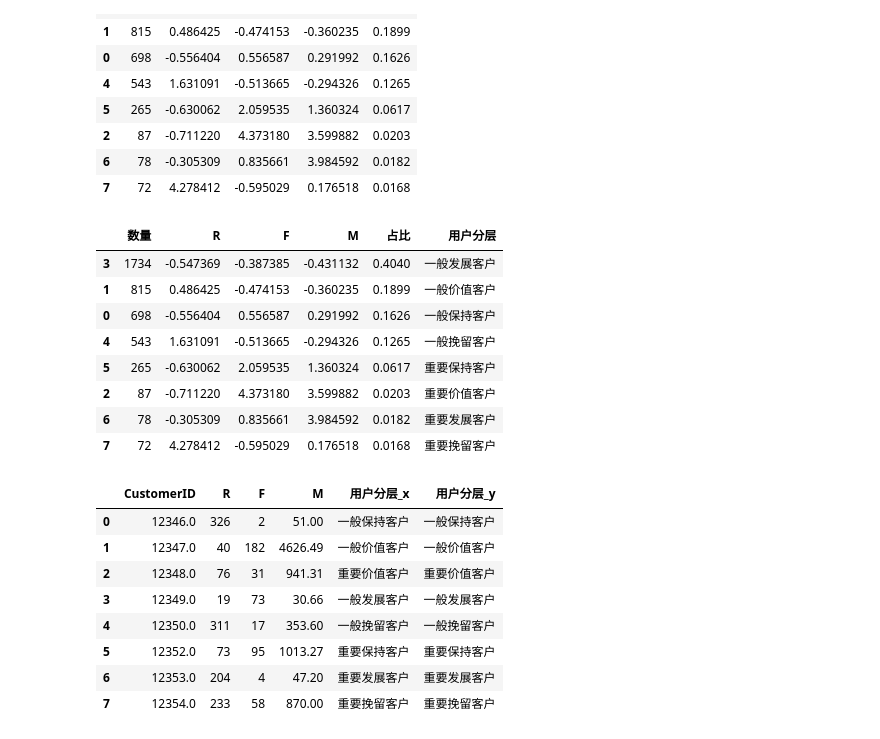
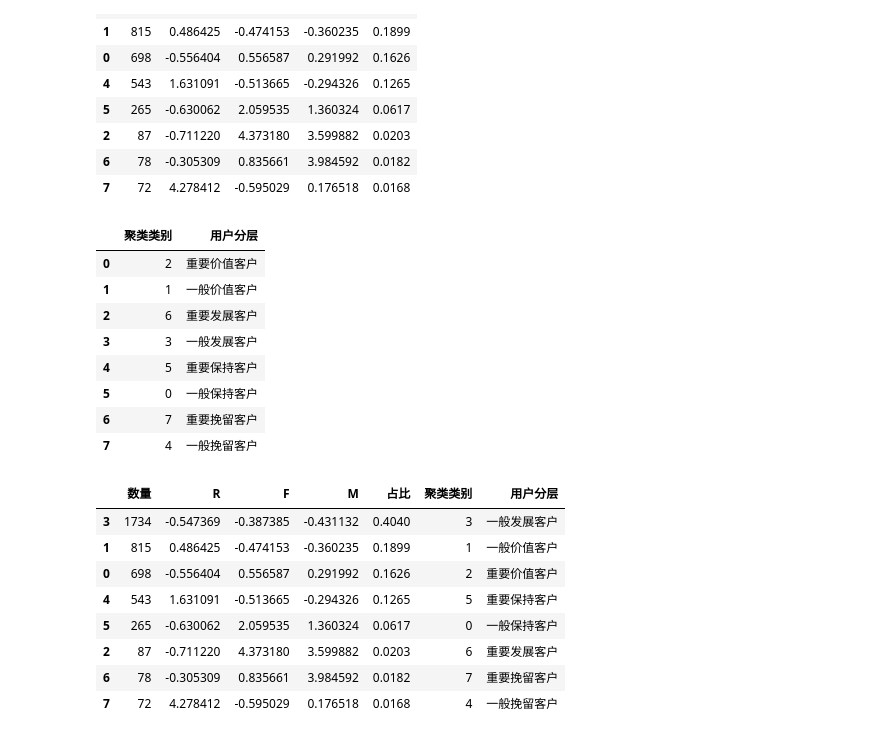
Before and after one commit to jaling9/PythonProjects, a Jupyter notebook: 基于kmean聚类实现用户分层RFM模型/基于kmeans聚类RFM模型.ipynb, the cells around one changed output. Drawn from its saved outputs; the diff is of its cells as text; code cells hidden in the pictures.

```diff
--- a/基于kmean聚类实现用户分层RFM模型/基于kmeans聚类RFM模型.ipynb
+++ b/基于kmean聚类实现用户分层RFM模型/基于kmeans聚类RFM模型.ipynb
@@ -294,49 +296,49 @@ Cluster_8
 # %%
 """
 根据上表结果，确定聚类类别与用户类别对应关系，进行手动分类;
 2---->HHH:重要价值客户
 1---->HHL:一般价值客户
 6---->HLH:重要发展客户
 3---->HLL:一般发展客户
 5---->LHH:重要保持客户
 0---->LHL:一般保持客户
 7---->LLH:重要挽留客户
 4---->LLL:一般挽留客户
 """
 
 Cat_of_Customer = { 2:'重要价值客户',
                     1:'一般价值客户',
                     6:"重要发展客户",
                     3:'一般发展客户',
                     5:'重要保持客户',
                     0:'一般保持客户',
                     7:'重要挽留客户',
                     4:'一般挽留客户'}
+
 df = pd.DataFrame.from_dict(Cat_of_Customer, orient='index')
-df.columns = ['用户分层']
-Cluster_8 = pd.merge(Cluster_8,df,left_index=True,right_index=True)
-Cluster_8
+df = df.reset_index()
+df.columns = ['聚类类别','用户分层']
+df
 # %% [output]
-|  | 数量 | R | F | M | 占比 | 用户分层 |
-| 3 | 1734 | -0.547369 | -0.387385 | -0.431132 | 0.4040 | 一般发展客户 |
-| 1 | 815 | 0.486425 | -0.474153 | -0.360235 | 0.1899 | 一般价值客户 |
-| 0 | 698 | -0.556404 | 0.556587 | 0.291992 | 0.1626 | 一般保持客户 |
-| 4 | 543 | 1.631091 | -0.513665 | -0.294326 | 0.1265 | 一般挽留客户 |
-| 5 | 265 | -0.630062 | 2.059535 | 1.360324 | 0.0617 | 重要保持客户 |
-| 2 | 87 | -0.711220 | 4.373180 | 3.599882 | 0.0203 | 重要价值客户 |
-| 6 | 78 | -0.305309 | 0.835661 | 3.984592 | 0.0182 | 重要发展客户 |
-| 7 | 72 | 4.278412 | -0.595029 | 0.176518 | 0.0168 | 重要挽留客户 |
+|  | 聚类类别 | 用户分层 |
+| 0 | 2 | 重要价值客户 |
+| 1 | 1 | 一般价值客户 |
+| 2 | 6 | 重要发展客户 |
+| 3 | 3 | 一般发展客户 |
+| 4 | 5 | 重要保持客户 |
+| 5 | 0 | 一般保持客户 |
+| 6 | 7 | 重要挽留客户 |
+| 7 | 4 | 一般挽留客户 |
 # %%
-# 然后将聚类结果传入RFM表中，让结果更直观
-RFM = pd.merge(RFM,df,left_index=True,right_index=True)
-RFM.head(20)
+Cluster_8 = pd.merge(Cluster_8,df,left_index=True,right_index=True)
+Cluster_8
 # %% [output]
-|  | CustomerID | R | F | M | 用户分层_x | 用户分层_y |
-| 0 | 12346.0 | 326 | 2 | 51.00 | 一般保持客户 | 一般保持客户 |
-| 1 | 12347.0 | 40 | 182 | 4626.49 | 一般价值客户 | 一般价值客户 |
-| 2 | 12348.0 | 76 | 31 | 941.31 | 重要价值客户 | 重要价值客户 |
-| 3 | 12349.0 | 19 | 73 | 30.66 | 一般发展客户 | 一般发展客户 |
-| 4 | 12350.0 | 311 | 17 | 353.60 | 一般挽留客户 | 一般挽留客户 |
-| 5 | 12352.0 | 73 | 95 | 1013.27 | 重要保持客户 | 重要保持客户 |
-| 6 | 12353.0 | 204 | 4 | 47.20 | 重要发展客户 | 重要发展客户 |
-| 7 | 12354.0 | 233 | 58 | 870.00 | 重要挽留客户 | 重要挽留客户 |
+|  | 数量 | R | F | M | 占比 | 聚类类别 | 用户分层 |
+| 3 | 1734 | -0.547369 | -0.387385 | -0.431132 | 0.4040 | 3 | 一般发展客户 |
+| 1 | 815 | 0.486425 | -0.474153 | -0.360235 | 0.1899 | 1 | 一般价值客户 |
+| 0 | 698 | -0.556404 | 0.556587 | 0.291992 | 0.1626 | 2 | 重要价值客户 |
+| 4 | 543 | 1.631091 | -0.513665 | -0.294326 | 0.1265 | 5 | 重要保持客户 |
+| 5 | 265 | -0.630062 | 2.059535 | 1.360324 | 0.0617 | 0 | 一般保持客户 |
+| 2 | 87 | -0.711220 | 4.373180 | 3.599882 | 0.0203 | 6 | 重要发展客户 |
+| 6 | 78 | -0.305309 | 0.835661 | 3.984592 | 0.0182 | 7 | 重要挽留客户 |
+| 7 | 72 | 4.278412 | -0.595029 | 0.176518 | 0.0168 | 4 | 一般挽留客户 |
```
Also changed, not shown: parts of 13 cells of this notebook.
